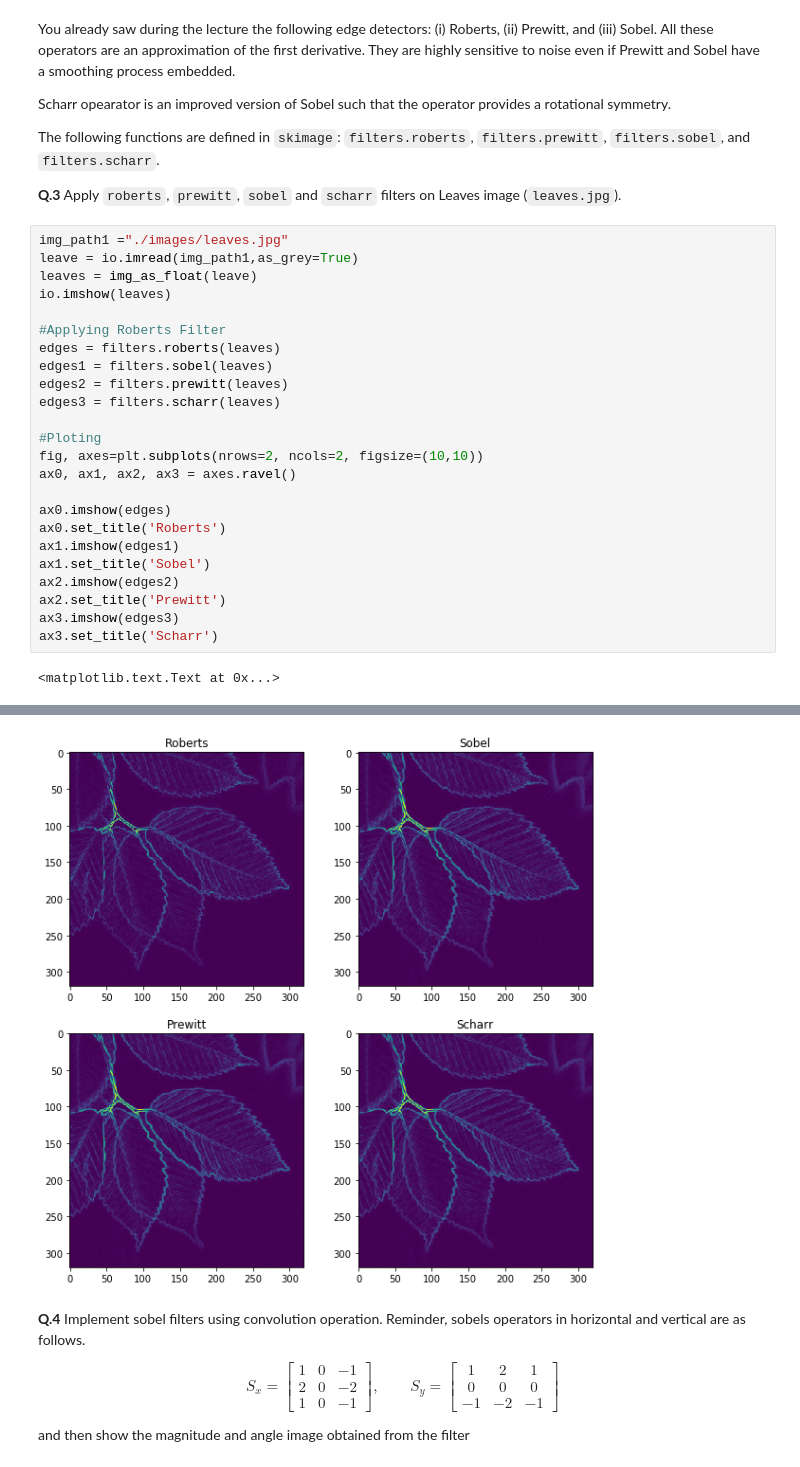
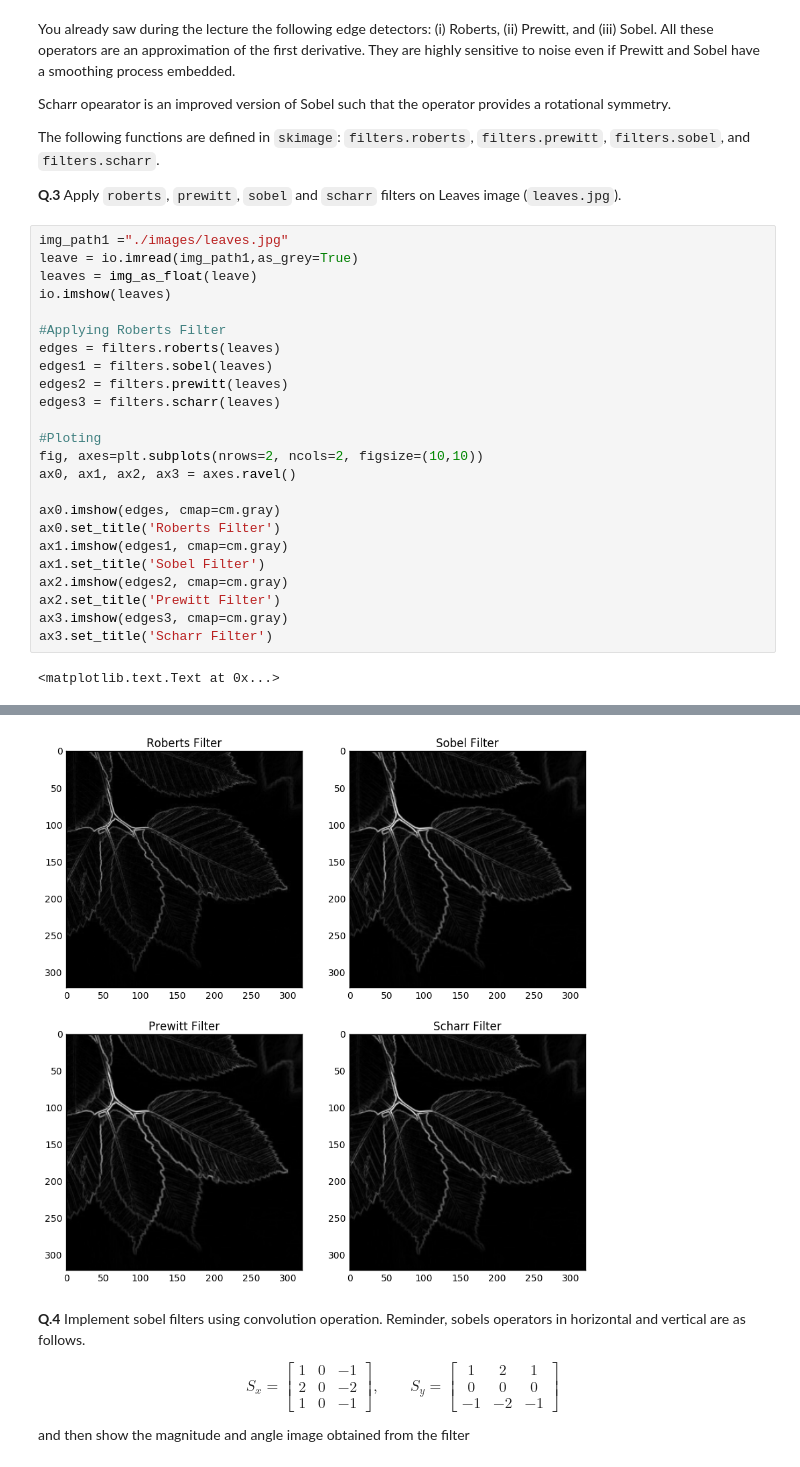
Before and after one commit to brown4eva/B31XB-IIP-TP-1718, a Jupyter notebook: 4-filter-spatial-domain/4-spatial-filter.ipynb, the cells around one changed output, grey strips where cells are left out. Saved outputs shown, nothing was run; the diff lists cells and outputs as text.

```diff
--- a/4-filter-spatial-domain/4-spatial-filter.ipynb
+++ b/4-filter-spatial-domain/4-spatial-filter.ipynb
@@ -119,13 +119,13 @@ edges3 = filters.scharr(leaves)
 fig, axes=plt.subplots(nrows=2, ncols=2, figsize=(10,10))
 ax0, ax1, ax2, ax3 = axes.ravel()
 
-ax0.imshow(edges)
-ax0.set_title('Roberts')
-ax1.imshow(edges1)
-ax1.set_title('Sobel')
-ax2.imshow(edges2)
-ax2.set_title('Prewitt')
-ax3.imshow(edges3)
-ax3.set_title('Scharr')
+ax0.imshow(edges, cmap=cm.gray)
+ax0.set_title('Roberts Filter')
+ax1.imshow(edges1, cmap=cm.gray)
+ax1.set_title('Sobel Filter')
+ax2.imshow(edges2, cmap=cm.gray)
+ax2.set_title('Prewitt Filter')
+ax3.imshow(edges3, cmap=cm.gray)
+ax3.set_title('Scharr Filter')
 # %% [output]
 <matplotlib.text.Text at 0x...>
@@ -133,4 +133,4 @@ ax3.set_title('Scharr')
-[figure, old version]
+[figure, new version]
 # %% [markdown]
 **Q.4** Implement sobel filters using convolution operation.
 Reminder, sobels operators in horizontal and vertical are as follows.
```
Also changed, not shown: parts of 8 cells of this notebook, 2 other files.
